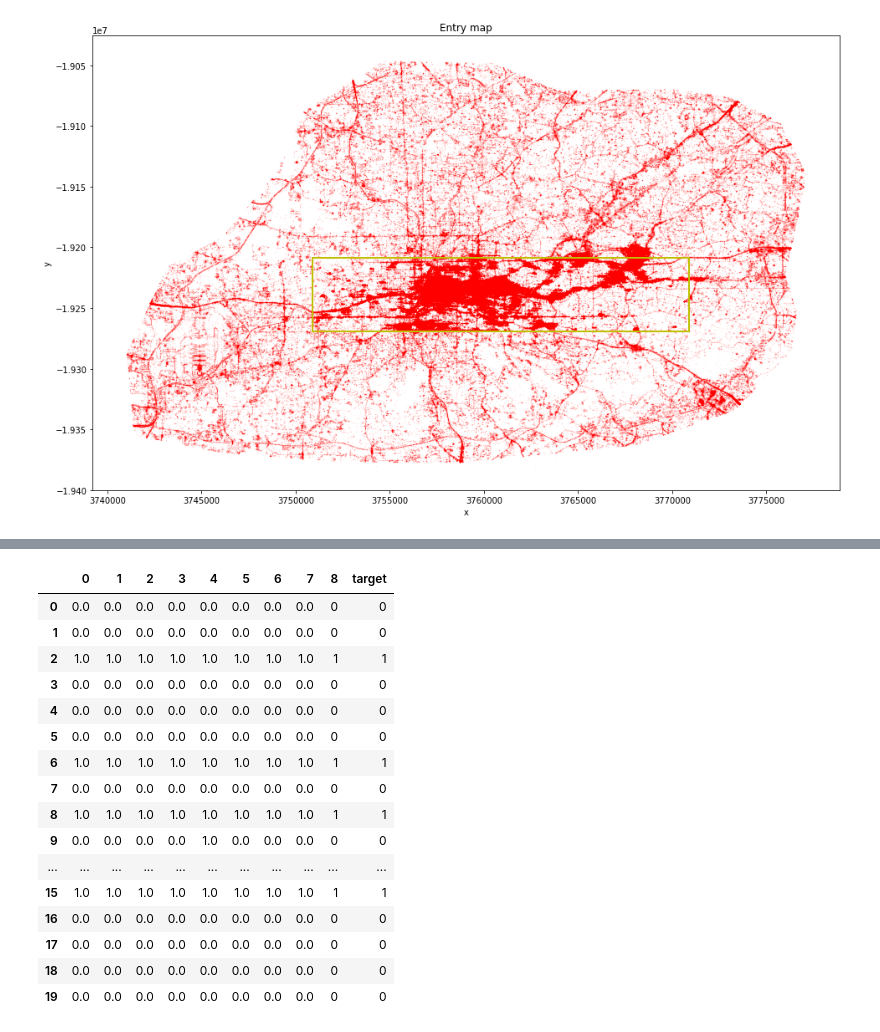
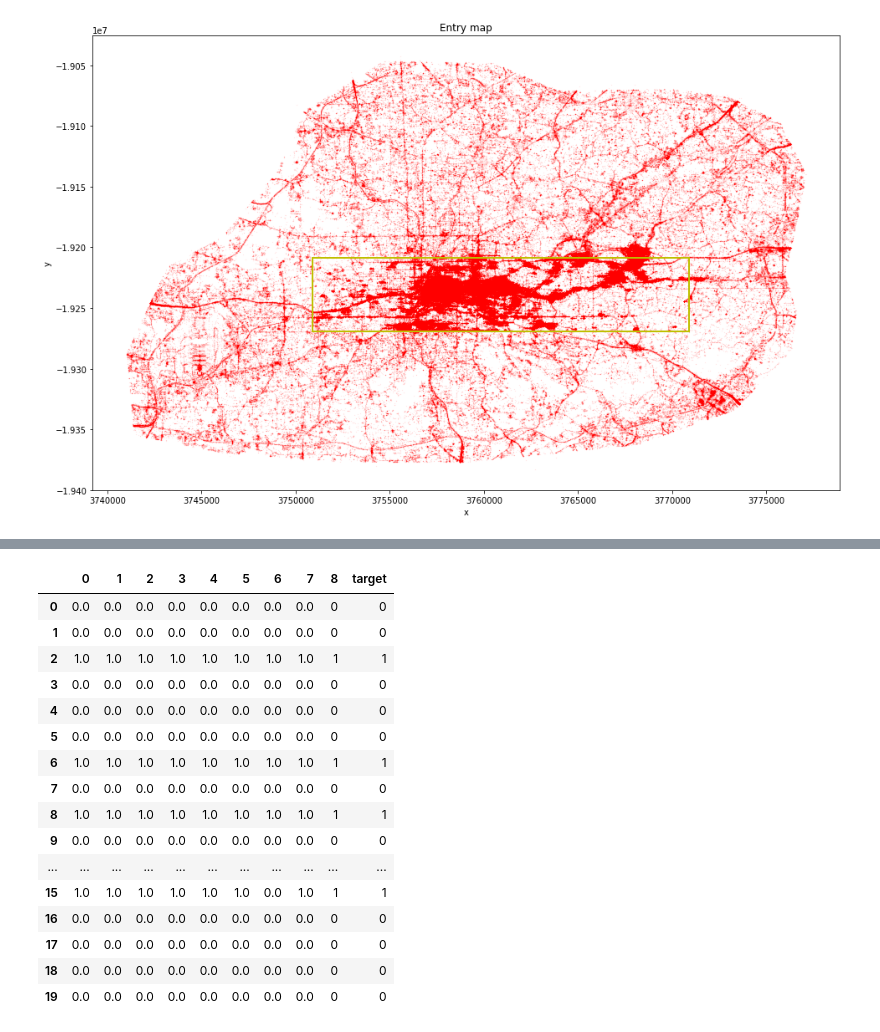
Before and after one commit to jkpawlowski96/EY_smartcity, a Jupyter notebook: lgbm_classifier.ipynb, the cells around one changed output, grey strips where cells are left out. Cells and saved outputs as stored; diff of their text form; code cells hidden in the pictures.

```diff
--- a/lgbm_classifier.ipynb
+++ b/lgbm_classifier.ipynb
@@ -179,7 +179,7 @@ params = {
     'objective' :'binary',
     'learning_rate' : 0.01,
     'num_boost_round':800,
-    'num_leaves' : 1024,
+    'num_leaves' : 1000,
     #'max_depth':32,
    # 'min_data_in_leaf':64,
     #'feature_fraction': 0.64,
@@ -308,34 +308,34 @@ pred=pred['0'].values
 # %%
 
 city=pd.DataFrame()
 for i in range(size):
     city[str(i)]=np.round(city_lgbm_proba[i])
 city[str(size)]=best
 city['target']=city['0']
-for i in range(1,size+1):
+for i in range(1,size+0):
     city['target']=city['target']+city[str(i)]
 
 def fnc(x):
     if x>=5:
         return 1
     else:
         return 0
 city['target']=[fnc(x) for x in city.target.values]
 city[:20]
 # %% [output]
 |  | 0 | 1 | 2 | 3 | 4 | 5 | 6 | 7 | 8 | target |
 | 0 | 0.0 | 0.0 | 0.0 | 0.0 | 0.0 | 0.0 | 0.0 | 0.0 | 0 | 0 |
 | 1 | 0.0 | 0.0 | 0.0 | 0.0 | 0.0 | 0.0 | 0.0 | 0.0 | 0 | 0 |
 | 2 | 1.0 | 1.0 | 1.0 | 1.0 | 1.0 | 1.0 | 1.0 | 1.0 | 1 | 1 |
 | 3 | 0.0 | 0.0 | 0.0 | 0.0 | 0.0 | 0.0 | 0.0 | 0.0 | 0 | 0 |
 | 4 | 0.0 | 0.0 | 0.0 | 0.0 | 0.0 | 0.0 | 0.0 | 0.0 | 0 | 0 |
 | 5 | 0.0 | 0.0 | 0.0 | 0.0 | 0.0 | 0.0 | 0.0 | 0.0 | 0 | 0 |
 | 6 | 1.0 | 1.0 | 1.0 | 1.0 | 1.0 | 1.0 | 1.0 | 1.0 | 1 | 1 |
 | 7 | 0.0 | 0.0 | 0.0 | 0.0 | 0.0 | 0.0 | 0.0 | 0.0 | 0 | 0 |
 | 8 | 1.0 | 1.0 | 1.0 | 1.0 | 1.0 | 1.0 | 1.0 | 1.0 | 1 | 1 |
-| 9 | 0.0 | 0.0 | 0.0 | 0.0 | 1.0 | 0.0 | 0.0 | 0.0 | 0 | 0 |
+| 9 | 0.0 | 0.0 | 0.0 | 0.0 | 0.0 | 0.0 | 0.0 | 0.0 | 0 | 0 |
 | ... | ... | ... | ... | ... | ... | ... | ... | ... | ... | ... |
-| 15 | 1.0 | 1.0 | 1.0 | 1.0 | 1.0 | 1.0 | 1.0 | 1.0 | 1 | 1 |
+| 15 | 1.0 | 1.0 | 1.0 | 1.0 | 1.0 | 1.0 | 0.0 | 1.0 | 1 | 1 |
 | 16 | 0.0 | 0.0 | 0.0 | 0.0 | 0.0 | 0.0 | 0.0 | 0.0 | 0 | 0 |
 | 17 | 0.0 | 0.0 | 0.0 | 0.0 | 0.0 | 0.0 | 0.0 | 0.0 | 0 | 0 |
 | 18 | 0.0 | 0.0 | 0.0 | 0.0 | 0.0 | 0.0 | 0.0 | 0.0 | 0 | 0 |
```
Also changed, not shown: parts of 8 cells of this notebook, 4 other files.
